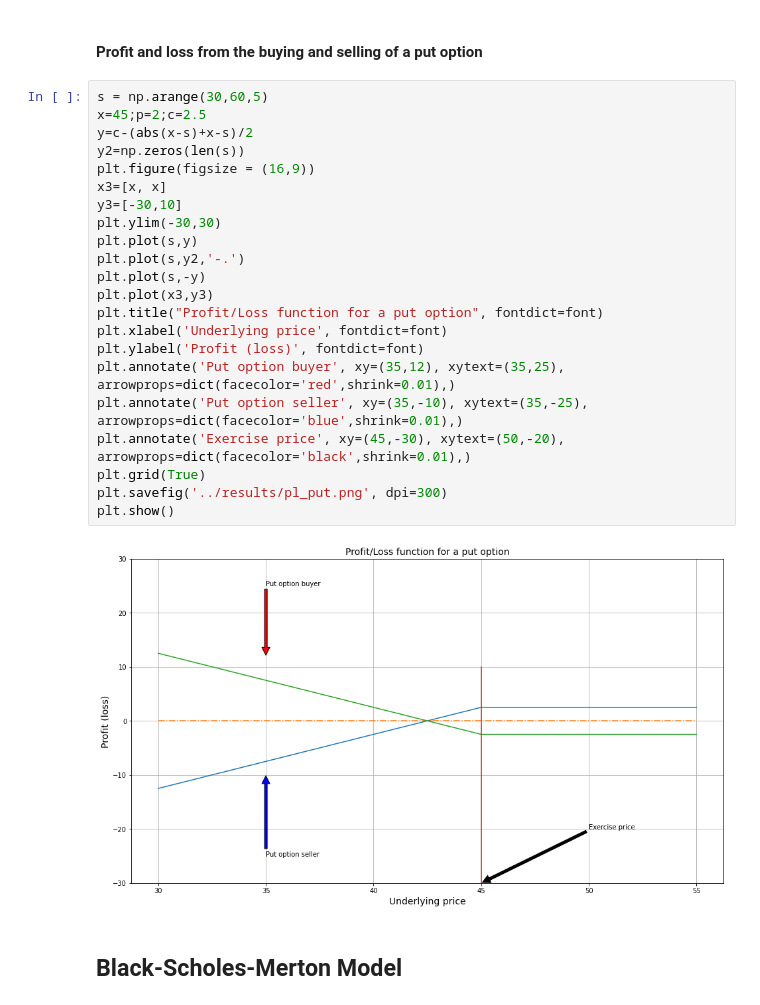
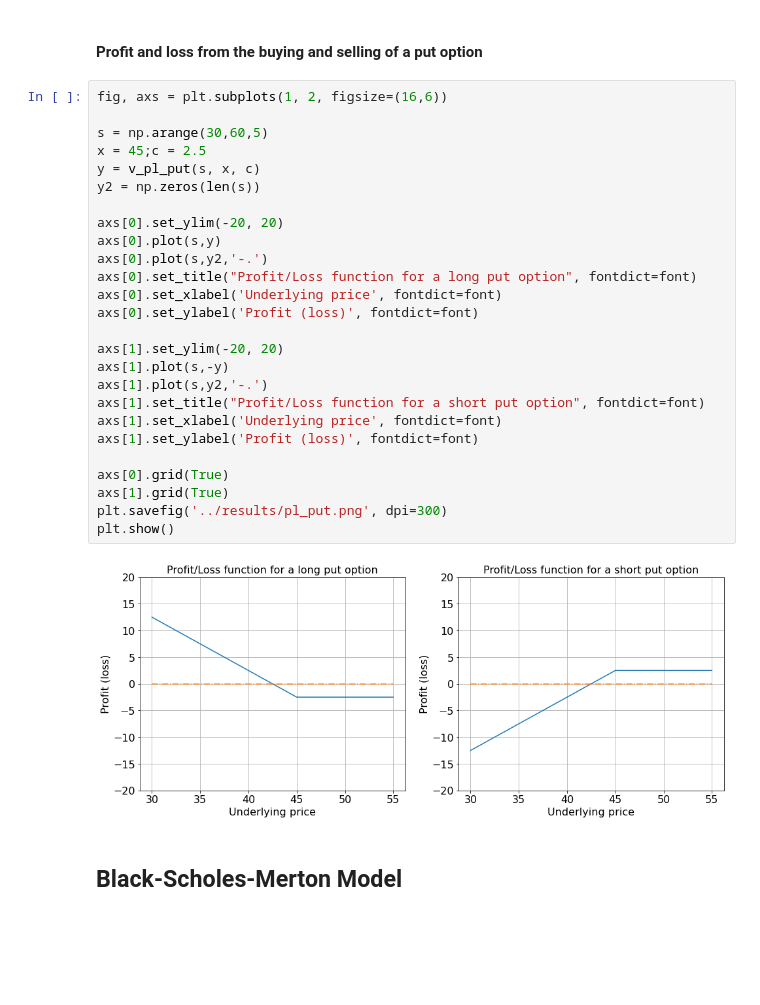
Before and after one commit to paolodelia99/thesis-option-pricing-with-deep-learning, a Jupyter notebook: notebooks/Options.ipynb, the cells around one changed output. Drawn from its saved outputs; the diff is of its cells as text; blank space fills up the shorter version.

```diff
--- a/notebooks/Options.ipynb
+++ b/notebooks/Options.ipynb
@@ -97,29 +107,33 @@ plt.show()
 # %% [markdown]
 ####  Profit and loss from the buying and selling of a put option
-# %%
-s = np.arange(30,60,5)
-x=45;p=2;c=2.5
-y=c-(abs(x-s)+x-s)/2
-y2=np.zeros(len(s))
-plt.figure(figsize = (16,9))
-x3=[x, x]
-y3=[-30,10]
-plt.ylim(-30,30)
-plt.plot(s,y)
-plt.plot(s,y2,'-.')
-plt.plot(s,-y)
-plt.plot(x3,y3)
-plt.title("Profit/Loss function for a put option", fontdict=font)
-plt.xlabel('Underlying price', fontdict=font)
-plt.ylabel('Profit (loss)', fontdict=font)
-plt.annotate('Put option buyer', xy=(35,12), xytext=(35,25), arrowprops=dict(facecolor='red',shrink=0.01),)
-plt.annotate('Put option seller', xy=(35,-10), xytext=(35,-25), arrowprops=dict(facecolor='blue',shrink=0.01),)
-plt.annotate('Exercise price', xy=(45,-30), xytext=(50,-20), arrowprops=dict(facecolor='black',shrink=0.01),)
-plt.grid(True)
-plt.savefig('../results/pl_put.png', dpi=300)
-plt.show()
-# %% [output]
-[figure, removed]
+# %%
+fig, axs = plt.subplots(1, 2, figsize=(16,6))
+
+s = np.arange(30,60,5)
+x = 45;c = 2.5
+y = v_pl_put(s, x, c)
+y2 = np.zeros(len(s))
+
+axs[0].set_ylim(-20, 20)
+axs[0].plot(s,y)
+axs[0].plot(s,y2,'-.')
+axs[0].set_title("Profit/Loss function for a long put option", fontdict=font)
+axs[0].set_xlabel('Underlying price', fontdict=font)
+axs[0].set_ylabel('Profit (loss)', fontdict=font)
+
+axs[1].set_ylim(-20, 20)
+axs[1].plot(s,-y)
+axs[1].plot(s,y2,'-.')
+axs[1].set_title("Profit/Loss function for a short put option", fontdict=font)
+axs[1].set_xlabel('Underlying price', fontdict=font)
+axs[1].set_ylabel('Profit (loss)', fontdict=font)
+
+axs[0].grid(True)
+axs[1].grid(True)
+plt.savefig('../results/pl_put.png', dpi=300)
+plt.show()
+# %% [output]
+[figure, added]
 # %% [markdown]
 ## Black-Scholes-Merton Model
 # %% [markdown]
```
Also changed, not shown: parts of 8 cells of this notebook, 2 other files.
